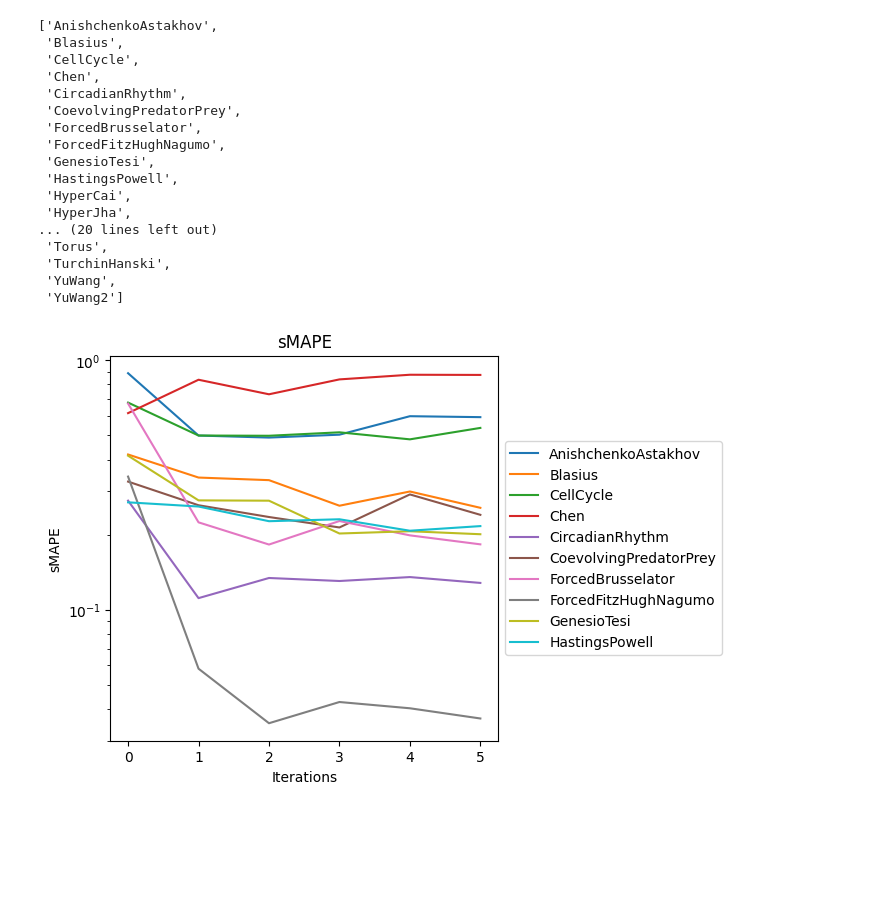
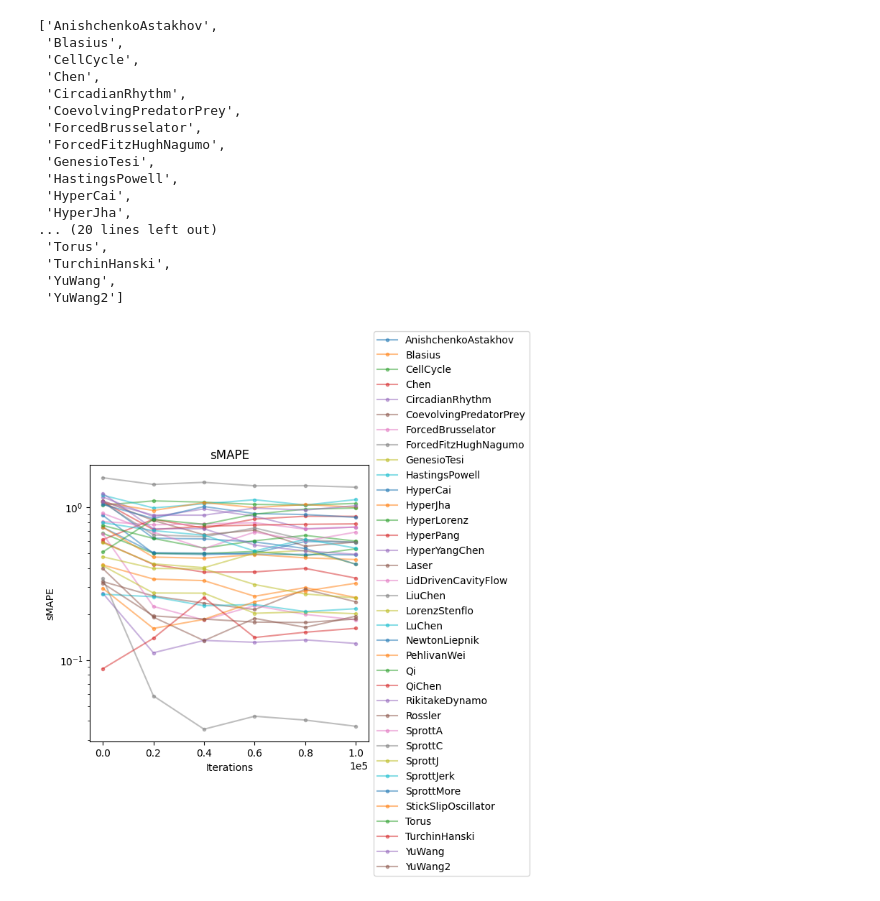
Before and after one commit to abao1999/panda, a Jupyter notebook: notebooks/evaluation.ipynb, the cells around one changed output. Saved outputs shown, nothing was run; the diff lists cells and outputs as text; code cells hidden in the pictures; blank space fills up the shorter version.

```diff
--- a/notebooks/evaluation.ipynb
+++ b/notebooks/evaluation.ipynb
@@ -4,4 +5,5 @@ import matplotlib.pyplot as plt
 # %%
+NUM_ITERATIONS = np.array([0, 20000, 40000, 60000, 80000, 100000])
 result_csv_files = [
     '../eval_results/test_base_metrics.csv',
     '../eval_results/test_20000_metrics.csv',
@@ -55,16 +62,23 @@ list(smape_dict.keys())
  'YuWang',
  'YuWang2']
 # %%
-# plot smape_dict
-fig, ax = plt.subplots(figsize=(5, 5))
-for key in list(smape_dict.keys())[:10]:
-    value = smape_dict[key]
-    ax.plot(value, label=key)
-    ax.set_yscale('log')
-    ax.set_xlabel('Iterations')
-ax.set_ylabel('sMAPE')
-ax.set_title('sMAPE')
-ax.legend(loc='center left', bbox_to_anchor=(1, 0.5))
-plt.show()
+def plot_metrics_dict(metrics_dict, title, top_n=None, log_scale=True):
+    fig, ax = plt.subplots(figsize=(5, 5))
+    for key in list(metrics_dict.keys())[:top_n]:
+        values = metrics_dict[key]
+        if NUM_ITERATIONS is not None:
+            ax.plot(NUM_ITERATIONS, values, '.-', alpha=0.5, label=key)
+        else:
+            ax.plot(values, '.-', alpha=0.5, label=key)
+        if log_scale:
+            ax.set_yscale('log')
+        ax.set_xlabel('Iterations')
+    ax.set_ylabel(title)
+    ax.ticklabel_format(style='sci', axis='x', scilimits=(0,0))
+    ax.set_title(title)
+    ax.legend(loc='center left', bbox_to_anchor=(1, 0.5))
+    plt.show()
-# %% [output]
-[figure, removed]
+# %%
+plot_metrics_dict(smape_dict, 'sMAPE', top_n=None)
+# %% [output]
+[figure, added]
```
Also changed, not shown: parts of 19 cells of this notebook, 1 other file.
